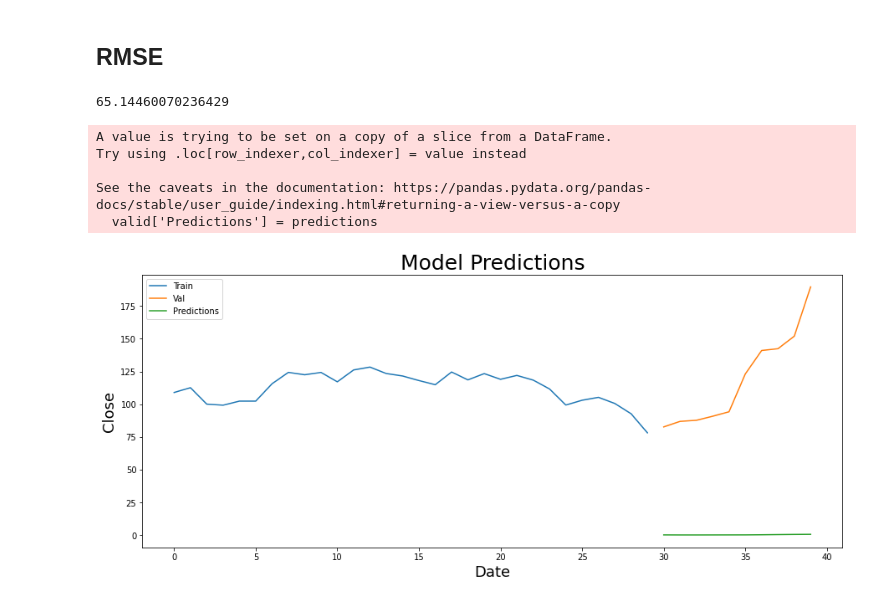
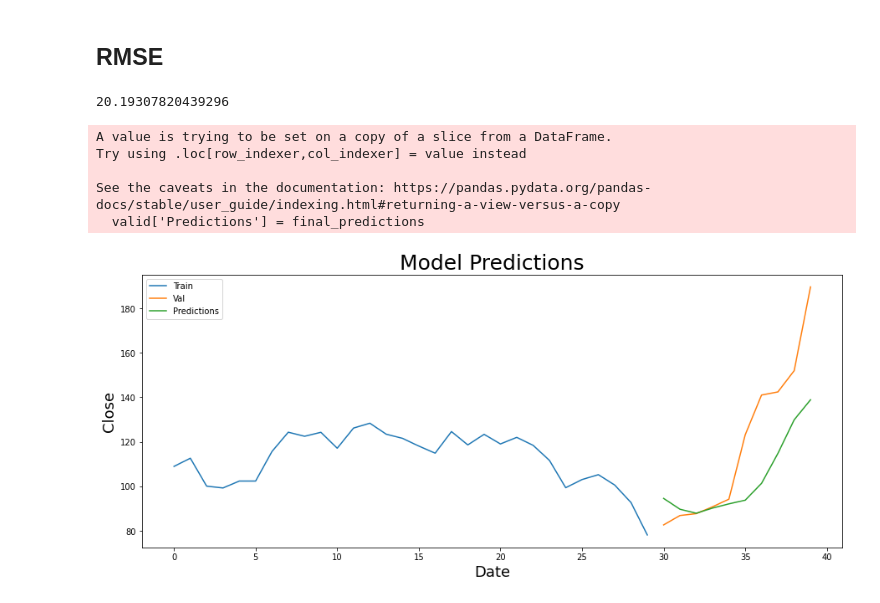
Before and after one commit to WillLangas/BigDataFinalProject, a Jupyter notebook: modeling/GMEPredict.ipynb, the cells around one changed output. Drawn from its saved outputs; the diff is of its cells as text; code cells hidden in the pictures.

```diff
--- a/modeling/GMEPredict.ipynb
+++ b/modeling/GMEPredict.ipynb
@@ -270,7 +251,7 @@ model = Sequential()
 model.add(LSTM(units=50, return_sequences=True,input_shape=(x_train_data2.shape[1],1)))
 model.add(LSTM(units=50, return_sequences=False))
 model.add(Dense(units=25))
-model.add(Dense(units=1))
+model.add(Dense(units=4))
 # %% [markdown]
 ## Compile the Model
 # %%
@@ -298,12 +279,12 @@ Epoch 30/30
 # %% [markdown]
 ## Test the Model
 # %%
-### 1. Creating a dataset for testing
+# 1. Creating a dataset for testing
 test_data = scaled_data[training_data_len - 3: , : ]
 x_test = []
 y_test =  dataset[training_data_len : , : ]
 for i in range(3,len(test_data)):
-    x_test.append(test_data[i-3:i,])
+    x_test.append(test_data[i-3:i,0])
 
 # 2. Convert the values into arrays for easier computation
 x_test = np.array(x_test)
@@ -320,34 +296,38 @@ ValueError: cannot reshape array of size 120 into shape (10,3,1)
+# %%
+final_predictions = []
+for item in predictions:
+    final_predictions.append(item[0])
 # %% [markdown]
 ## RMSE
 # %%
 rmse=np.sqrt(np.mean(((predictions- y_test)**2)))
 print(rmse)
 # %% [output]
-65.14460070236429
+20.19307820439296
 # %%
 training_data_len = math.ceil(len(dataset) *.75)
 
 train = final_data[:training_data_len]
 valid = final_data[training_data_len:]
 
-valid['Predictions'] = predictions
+valid['Predictions'] = final_predictions
 
 plt.figure(figsize = (15,6))
 plt.title('Model Predictions',fontsize=25)
 plt.xlabel('Date',fontsize=18)
 plt.ylabel('Close',fontsize=18)
 
 plt.plot(train['close'])
 plt.plot(valid[['close', 'Predictions']])
 
 plt.legend(['Train', 'Val', 'Predictions'], loc='upper left')
 
 plt.savefig("gmePredictionWithSent.jpg")
 plt.show()
 # %% [output]
 A value is trying to be set on a copy of a slice from a DataFrame.
 Try using .loc[row_indexer,col_indexer] = value instead
 
 See the caveats in the documentation: https://pandas.pydata.org/pandas-docs/stable/user_guide/indexing.html#returning-a-view-versus-a-copy
-  valid['Predictions'] = predictions
+  valid['Predictions'] = final_predictions
-[figure, old version]
+[figure, new version]
```
Also changed, not shown: parts of 8 cells of this notebook.
